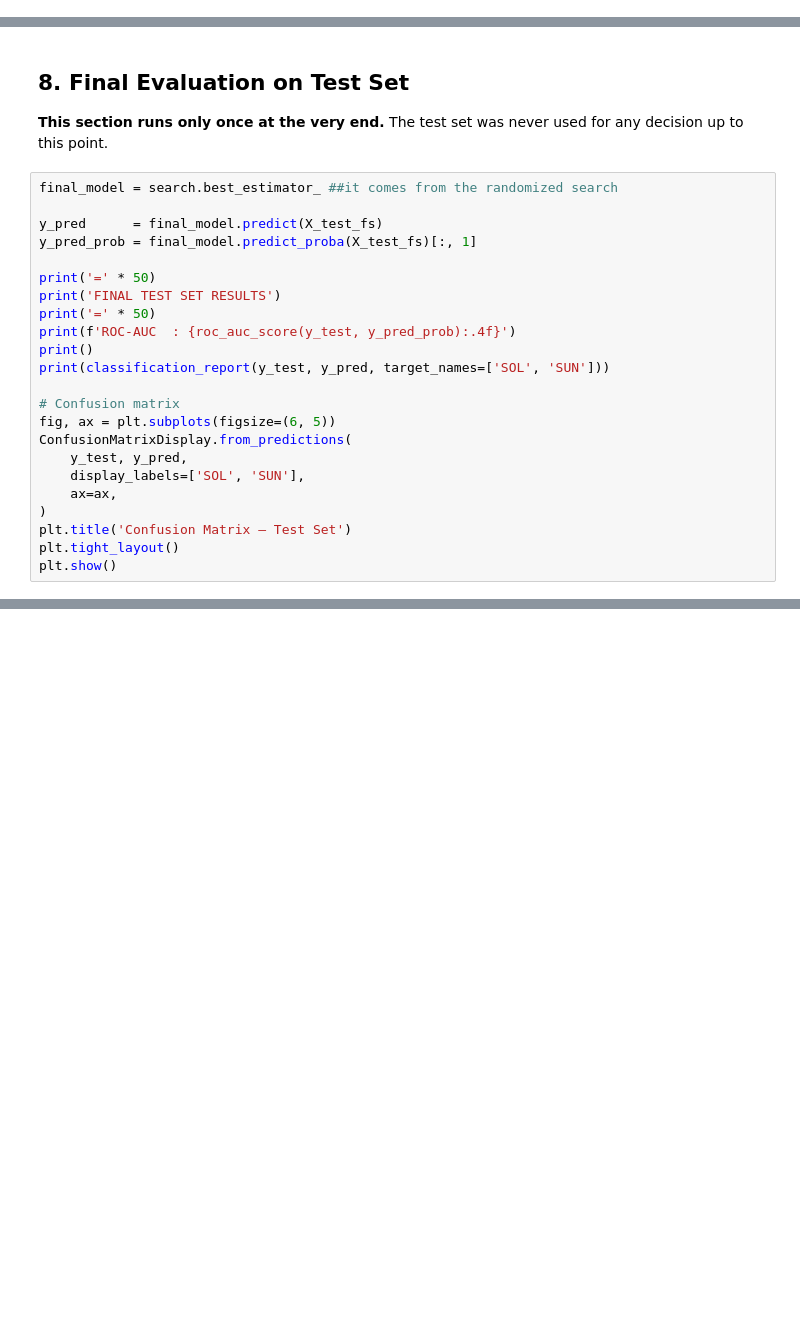
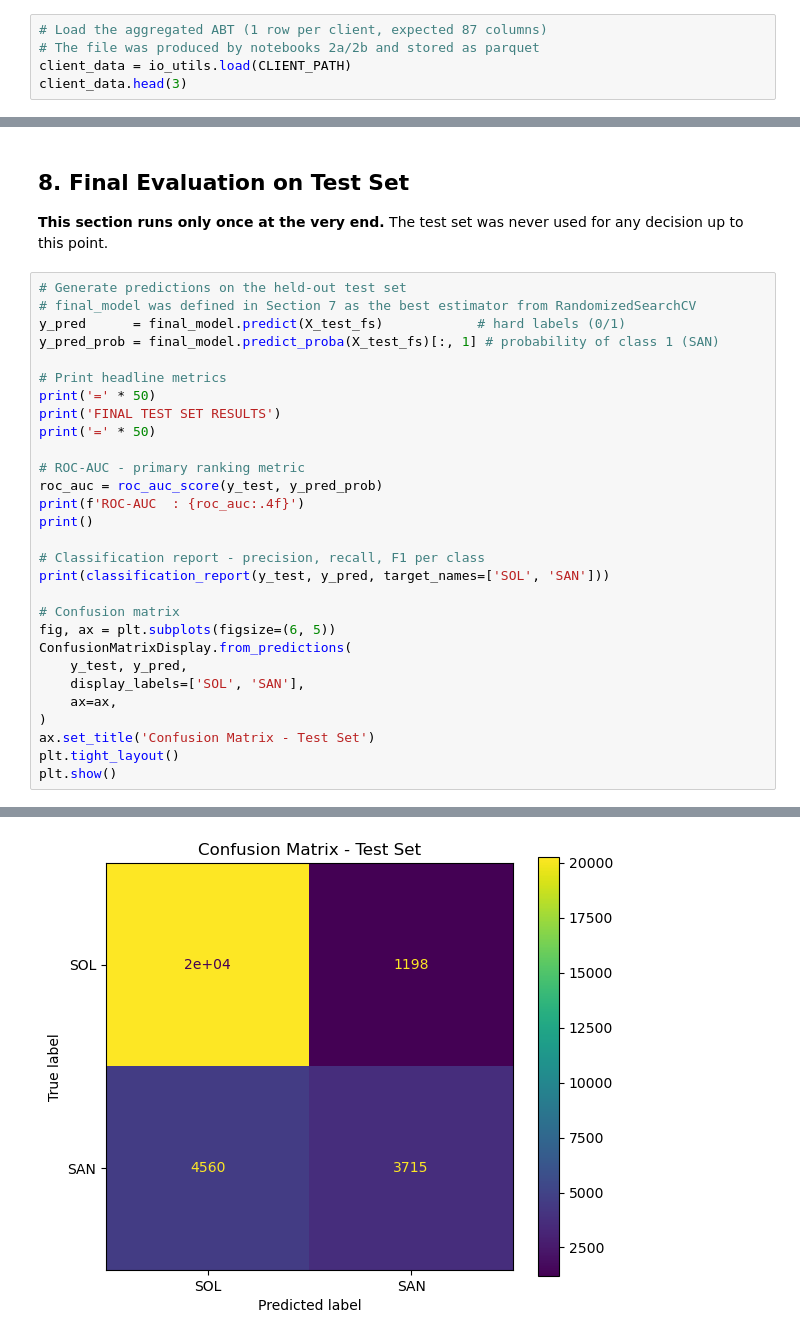
Before and after one commit to RuiSousaFerreiraIMS/Business_Case_BNP, a Jupyter notebook: notebooks/3a)Data_Preprocessing_Models.ipynb, the cells around one changed output, grey strips where cells are left out. Drawn from its saved outputs; the diff is of its cells as text; blank space fills up the shorter version.

```diff
--- a/notebooks/3a)Data_Preprocessing_Models.ipynb
+++ b/notebooks/3a)Data_Preprocessing_Models.ipynb
@@ -121,0 +125,5 @@ Test  : (29746, 86)  — SAN rate: 27.82%
+# %%
+# Load the aggregated ABT (1 row per client, expected 87 columns)
+# The file was produced by notebooks 2a/2b and stored as parquet
+client_data = io_utils.load(CLIENT_PATH)
+client_data.head(3)
@@ -239,25 +612,32 @@ Still using only `X_train_fs`. `X_test_fs` remains untouched.
 **This section runs only once at the very end.**
 The test set was never used for any decision up to this point.
 # %%
-final_model = search.best_estimator_ ##it comes from the randomized search
+# Generate predictions on the held-out test set
+# final_model was defined in Section 7 as the best estimator from RandomizedSearchCV
+y_pred      = final_model.predict(X_test_fs)            # hard labels (0/1)
+y_pred_prob = final_model.predict_proba(X_test_fs)[:, 1] # probability of class 1 (SAN)
 
-y_pred      = final_model.predict(X_test_fs)
-y_pred_prob = final_model.predict_proba(X_test_fs)[:, 1]
-
+# Print headline metrics
 print('=' * 50)
 print('FINAL TEST SET RESULTS')
 print('=' * 50)
-print(f'ROC-AUC  : {roc_auc_score(y_test, y_pred_prob):.4f}')
+
+# ROC-AUC - primary ranking metric
+roc_auc = roc_auc_score(y_test, y_pred_prob)
+print(f'ROC-AUC  : {roc_auc:.4f}')
 print()
-print(classification_report(y_test, y_pred, target_names=['SOL', 'SUN']))
+
+# Classification report - precision, recall, F1 per class
+print(classification_report(y_test, y_pred, target_names=['SOL', 'SAN']))
 
 # Confusion matrix
 fig, ax = plt.subplots(figsize=(6, 5))
 ConfusionMatrixDisplay.from_predictions(
     y_test, y_pred,
-    display_labels=['SOL', 'SUN'],
+    display_labels=['SOL', 'SAN'],
     ax=ax,
 )
-plt.title('Confusion Matrix — Test Set')
+ax.set_title('Confusion Matrix - Test Set')
 plt.tight_layout()
 plt.show()
+# %% [output]
@@ -263,0 +657 @@ plt.show()
+[figure, added]
```
Also changed, not shown: parts of 22 cells of this notebook, 1 other file.
